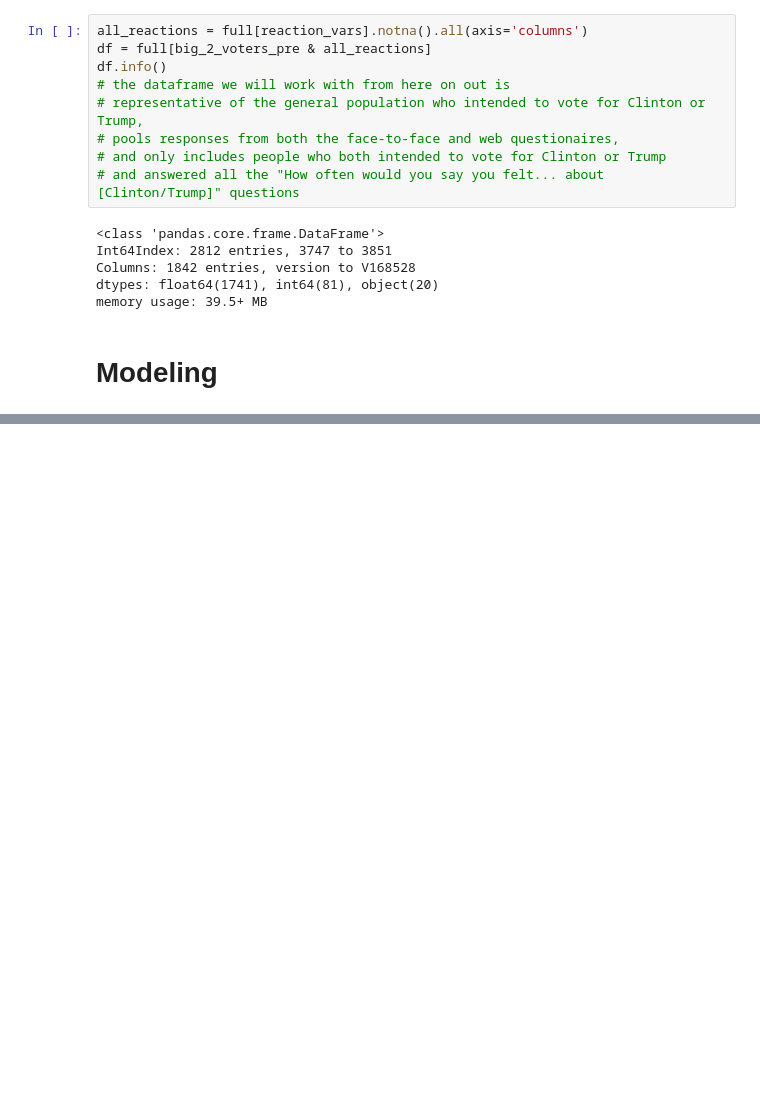
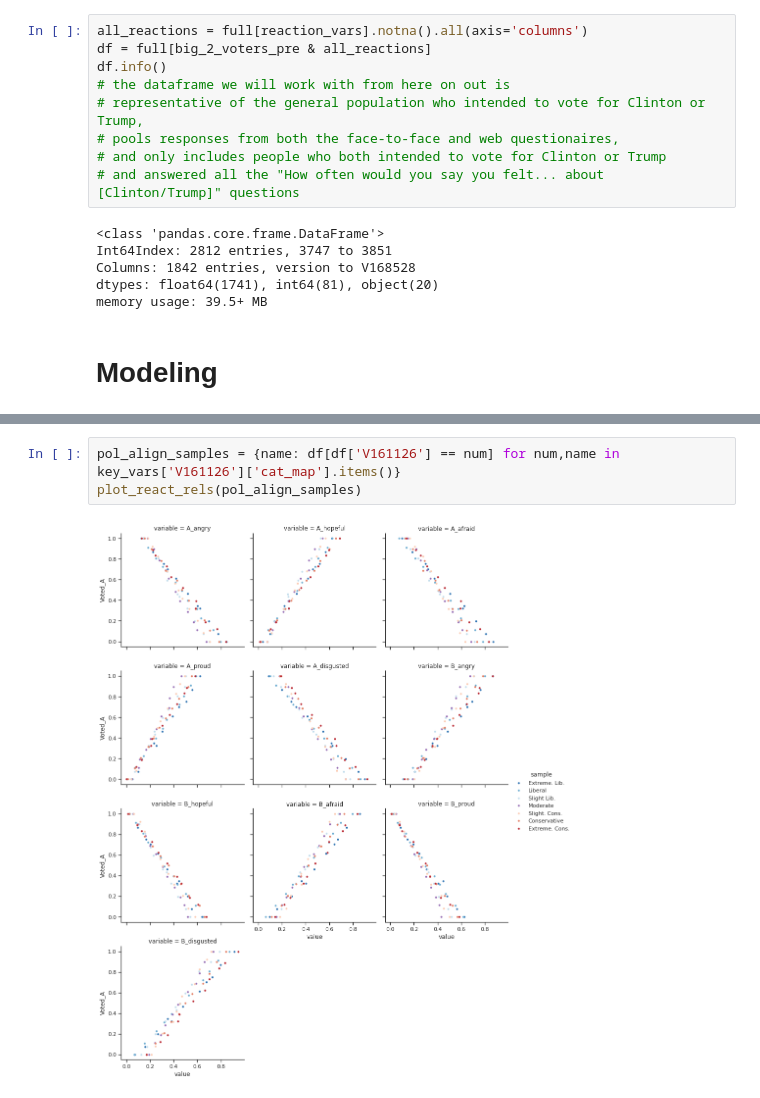
Before and after one commit to AustinVes/Voter_Emotions, a Jupyter notebook: main.ipynb, the cells around one changed output, grey strips where cells are left out. Drawn from its saved outputs; the diff is of its cells as text; blank space fills up the shorter version.

```diff
--- a/main.ipynb
+++ b/main.ipynb
@@ -542,0 +559,5 @@ sub
+# %%
+pol_align_samples = {name: df[df['V161126'] == num] for num,name in key_vars['V161126']['cat_map'].items()}
+plot_react_rels(pol_align_samples)
+# %% [output]
+[figure, added]
```
Also changed, not shown: parts of 15 cells of this notebook.
